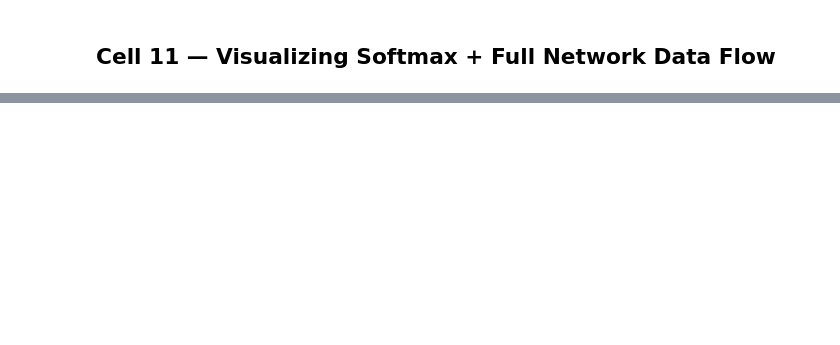
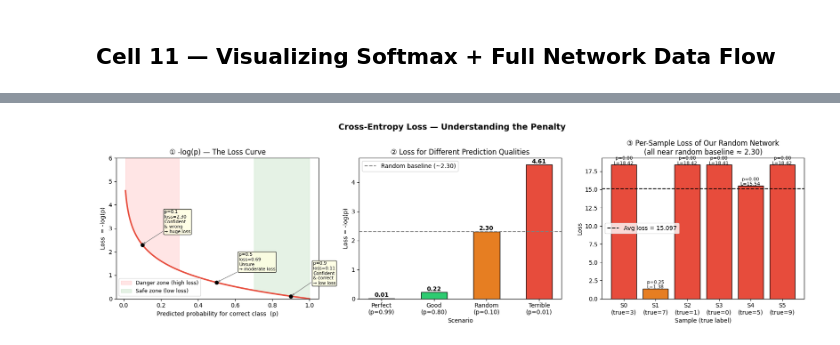
Before and after one commit to prathamesh-ai/Neural-Networks-from-scratch, a Jupyter notebook: network.ipynb, the cells around one changed output, grey strips where cells are left out. Drawn from its saved outputs; the diff is of its cells as text; code cells hidden in the pictures; blank space fills up the shorter version.

```diff
--- a/network.ipynb
+++ b/network.ipynb
@@ -603,0 +797,75 @@ print(f"\nPredicted classes for 5 samples: {preds}")
+# %%
+fig, axes = plt.subplots(1, 3, figsize=(17, 5))
+fig.suptitle("Cross-Entropy Loss — Understanding the Penalty", fontsize=14, fontweight='bold')
+
+# ── Plot 1: -log(p) curve ─────────────────────────────────────────────────────
+ax = axes[0]
+p = np.linspace(0.01, 1.0, 300)
+ax.plot(p, -np.log(p), color='#e74c3c', lw=2.5)
+ax.set_title("① -log(p) — The Loss Curve")
+ax.set_xlabel("Predicted probability for correct class  (p)")
+ax.set_ylabel("Loss  = -log(p)")
+ax.set_ylim(0, 6)
+
+# Annotate key points
+for prob, label in [(0.9, "Confident\n& correct\n→ low loss"),
+                    (0.5, "Unsure\n→ moderate loss"),
+                    (0.1, "Confident\n& wrong\n→ huge loss")]:
+    loss_val = -np.log(prob)
+    ax.annotate(f"p={prob}\nloss={loss_val:.2f}\n{label}",
+                xy=(prob, loss_val),
+                xytext=(prob + 0.12, loss_val + 0.5),
+                fontsize=7.5,
+                arrowprops=dict(arrowstyle='->', color='gray'),
+                bbox=dict(boxstyle='round,pad=0.2', facecolor='lightyellow', alpha=0.8))
+    ax.plot(prob, loss_val, 'ko', markersize=6)
+
+ax.fill_between(p, -np.log(p), 6, where=(p < 0.3), alpha=0.1, color='red',   label='Danger zone (high loss)')
+ax.fill_between(p, -np.log(p), 6, where=(p > 0.7), alpha=0.1, color='green', label='Safe zone (low loss)')
+ax.legend(fontsize=9)
+
+# ── Plot 2: Loss per sample — comparing good vs bad prediction ────────────────
+ax = axes[1]
+scenarios = {
+    'Perfect\n(p=0.99)':   0.99,
+    'Good\n(p=0.80)':      0.80,
+    'Random\n(p=0.10)':    0.10,
+    'Terrible\n(p=0.01)':  0.01,
+}
+s_labels = list(scenarios.keys())
+s_losses = [-np.log(v) for v in scenarios.values()]
+s_colors = ['#27ae60', '#2ecc71', '#e67e22', '#e74c3c']
+
+bars = ax.bar(s_labels, s_losses, color=s_colors, edgecolor='black', width=0.5)
+ax.set_title("② Loss for Different Prediction Qualities")
+ax.set_ylabel("Loss = -log(p)")
+ax.set_xlabel("Scenario")
+for bar, loss_v in zip(bars, s_losses):
+    ax.text(bar.get_x() + bar.get_width()/2, bar.get_height() + 0.05,
+            f"{loss_v:.2f}", ha='center', fontsize=10, fontweight='bold')
+ax.axhline(-np.log(0.1), color='gray', linestyle='--', lw=1.5, label='Random baseline (~2.30)')
+ax.legend()
+
+# ── Plot 3: Our network's loss — per sample breakdown ────────────────────────
+ax = axes[2]
+correct_probs = A2_demo[Y_demo, np.arange(6)]
+per_sample_loss = -np.log(correct_probs + 1e-8)
+sample_colors = ['#27ae60' if p > 0.5 else '#e67e22' if p > 0.2 else '#e74c3c'
+                 for p in correct_probs]
+
+bars = ax.bar([f"S{i}\n(true={Y_demo[i]})" for i in range(6)],
+              per_sample_loss, color=sample_colors, edgecolor='black')
+for bar, lv, cp in zip(bars, per_sample_loss, correct_probs):
+    ax.text(bar.get_x() + bar.get_width()/2, bar.get_height() + 0.02,
+            f"p={cp:.2f}\nL={lv:.2f}", ha='center', fontsize=8)
+
+ax.axhline(loss, color='black', linestyle='--', lw=1.5, label=f'Avg loss = {loss:.3f}')
+ax.set_title("③ Per-Sample Loss of Our Random Network\n(all near random baseline ≈ 2.30)")
+ax.set_ylabel("Loss")
+ax.set_xlabel("Sample (true label)")
+ax.legend()
+
+plt.tight_layout()
+plt.show()
+# %% [output]
+[figure, added]
```
Also changed, not shown: parts of 8 cells of this notebook.
